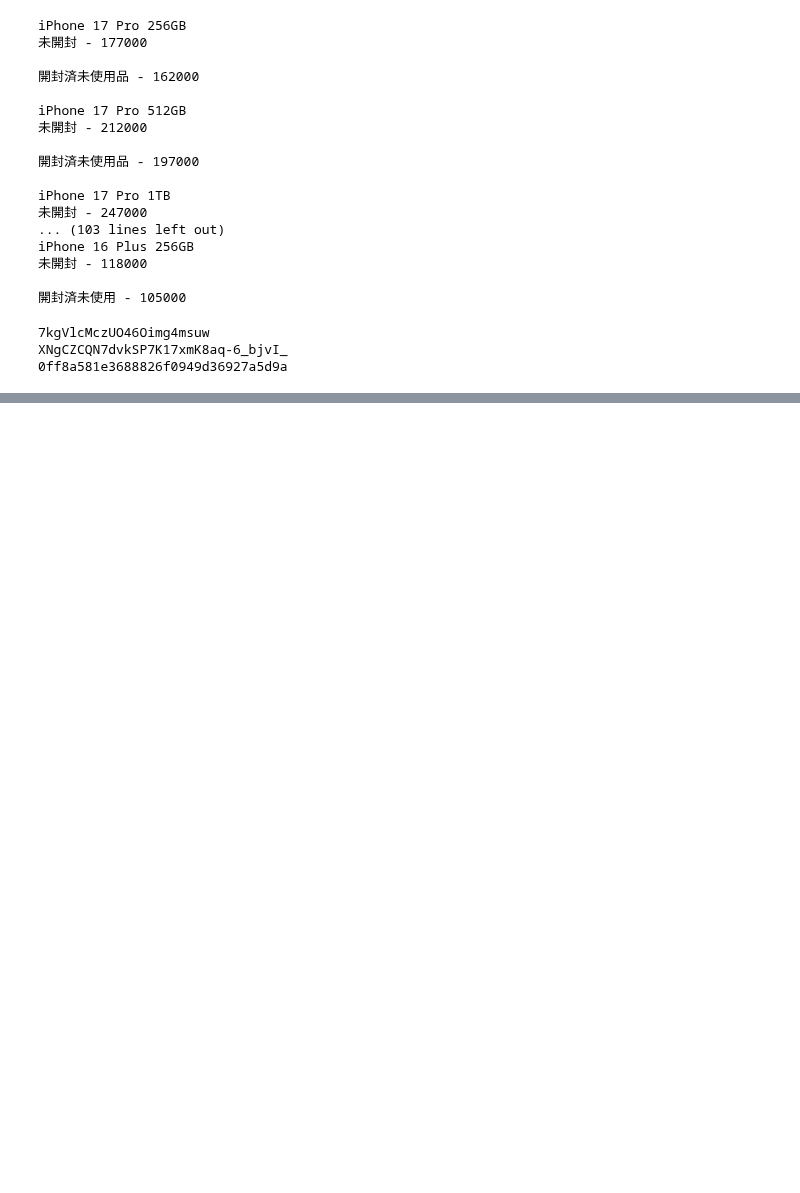
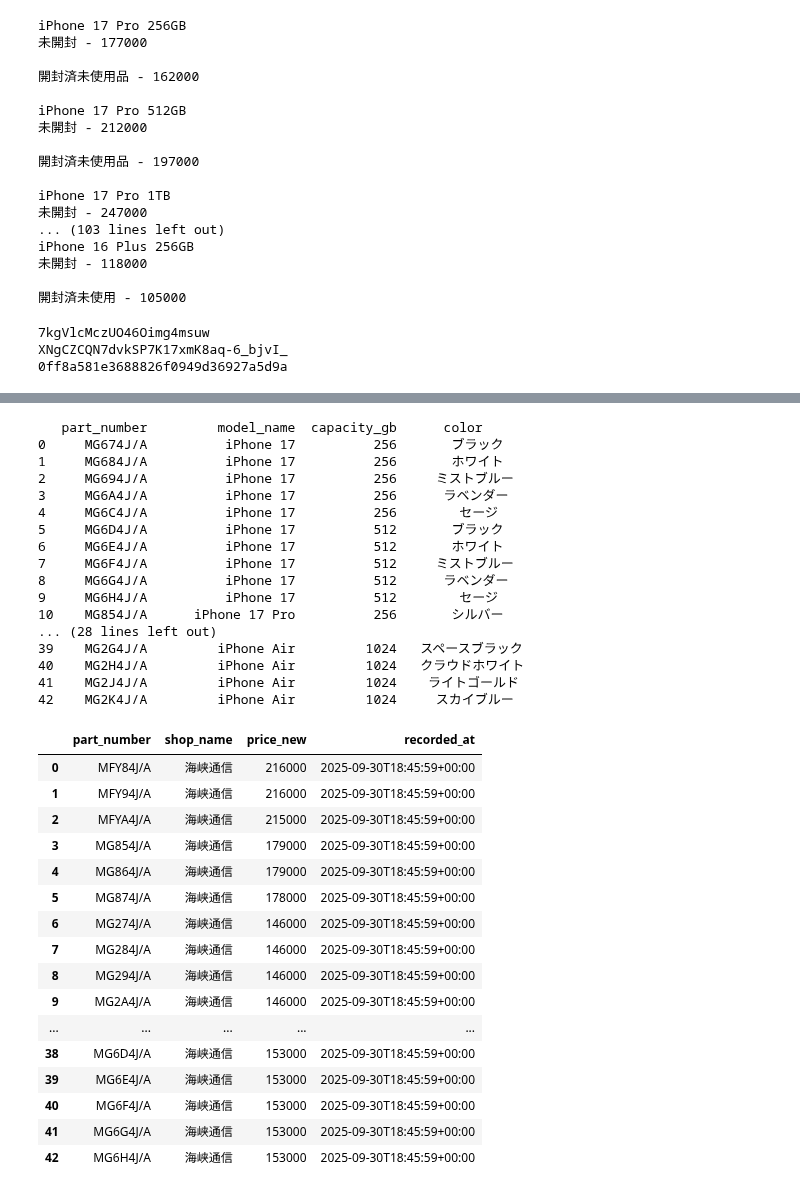
Before and after one commit to zhujiansamuel/YamagotiProjects, a Jupyter notebook: 代码验证.ipynb, the cells around one changed output, grey strips where cells are left out. Saved outputs shown, nothing was run; the diff lists cells and outputs as text; code cells hidden in the pictures; blank space fills up the shorter version.

```diff
--- a/代码验证.ipynb
+++ b/代码验证.ipynb
@@ -390,0 +841,42 @@ CLEANER_REGISTRY["shop2"] = clean_shop2
+# %%
+de = _load_iphone17_info_df()
+
+df_2 = pd.read_csv("/Users/syu/PycharmProjects/YamagotiProjects/shop2.csv")
+
+res = clean_shop2(df_2)
+res
+# %% [output]
+   part_number         model_name  capacity_gb      color
+0     MG674J/A          iPhone 17          256       ブラック
+1     MG684J/A          iPhone 17          256       ホワイト
+2     MG694J/A          iPhone 17          256     ミストブルー
+3     MG6A4J/A          iPhone 17          256      ラベンダー
+4     MG6C4J/A          iPhone 17          256        セージ
+5     MG6D4J/A          iPhone 17          512       ブラック
+6     MG6E4J/A          iPhone 17          512       ホワイト
+7     MG6F4J/A          iPhone 17          512     ミストブルー
+8     MG6G4J/A          iPhone 17          512      ラベンダー
+9     MG6H4J/A          iPhone 17          512        セージ
+10    MG854J/A      iPhone 17 Pro          256       シルバー
+... (28 lines left out)
+39    MG2G4J/A         iPhone Air         1024   スペースブラック
+40    MG2H4J/A         iPhone Air         1024   クラウドホワイト
+41    MG2J4J/A         iPhone Air         1024    ライトゴールド
+42    MG2K4J/A         iPhone Air         1024     スカイブルー
+|  | part_number | shop_name | price_new | recorded_at |
+| 0 | MFY84J/A | 海峡通信 | 216000 | 2025-09-30T18:45:59+00:00 |
+| 1 | MFY94J/A | 海峡通信 | 216000 | 2025-09-30T18:45:59+00:00 |
+| 2 | MFYA4J/A | 海峡通信 | 215000 | 2025-09-30T18:45:59+00:00 |
+| 3 | MG854J/A | 海峡通信 | 179000 | 2025-09-30T18:45:59+00:00 |
+| 4 | MG864J/A | 海峡通信 | 179000 | 2025-09-30T18:45:59+00:00 |
+| 5 | MG874J/A | 海峡通信 | 178000 | 2025-09-30T18:45:59+00:00 |
+| 6 | MG274J/A | 海峡通信 | 146000 | 2025-09-30T18:45:59+00:00 |
+| 7 | MG284J/A | 海峡通信 | 146000 | 2025-09-30T18:45:59+00:00 |
+| 8 | MG294J/A | 海峡通信 | 146000 | 2025-09-30T18:45:59+00:00 |
+| 9 | MG2A4J/A | 海峡通信 | 146000 | 2025-09-30T18:45:59+00:00 |
+| ... | ... | ... | ... | ... |
+| 38 | MG6D4J/A | 海峡通信 | 153000 | 2025-09-30T18:45:59+00:00 |
+| 39 | MG6E4J/A | 海峡通信 | 153000 | 2025-09-30T18:45:59+00:00 |
+| 40 | MG6F4J/A | 海峡通信 | 153000 | 2025-09-30T18:45:59+00:00 |
+| 41 | MG6G4J/A | 海峡通信 | 153000 | 2025-09-30T18:45:59+00:00 |
+| 42 | MG6H4J/A | 海峡通信 | 153000 | 2025-09-30T18:45:59+00:00 |
```
Also changed, not shown: parts of 1 cell of this notebook, 10 other files.
